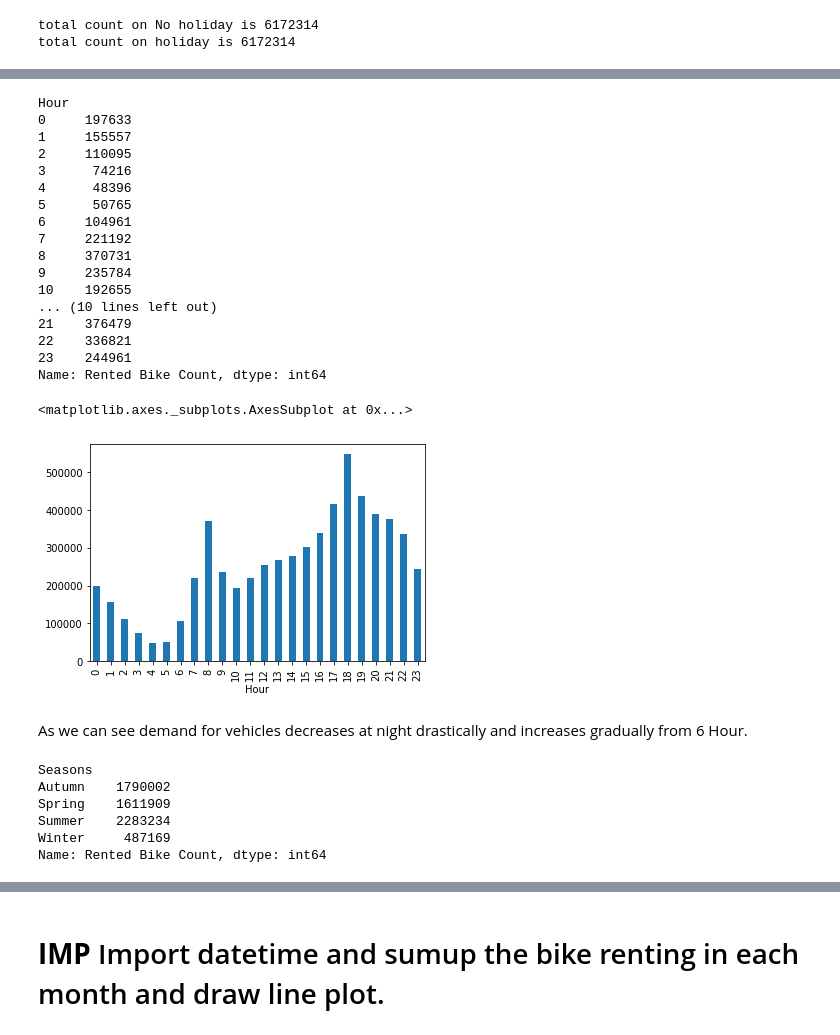
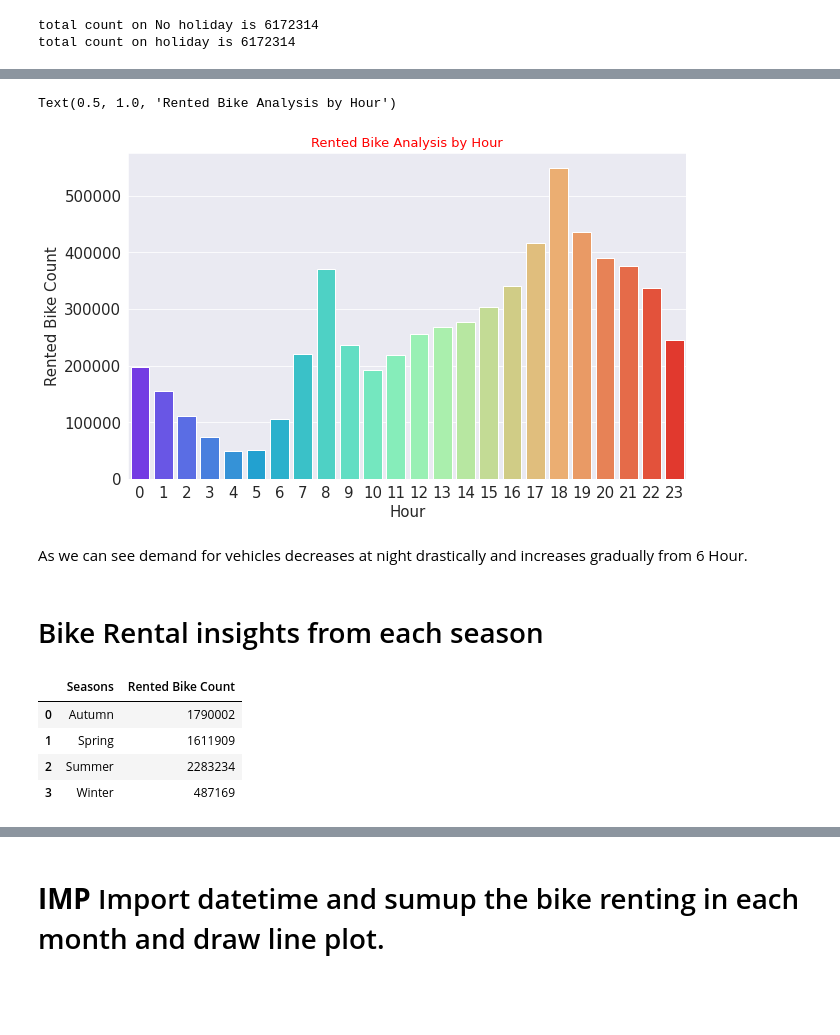
Before and after one commit to GoPlusUltra/Bike-Sharing-Prediction-Model, a Jupyter notebook: Copy_of_Bike_Sharing_Demand_Prediction_Capstone_Project.ipynb, the cells around one changed output, grey strips where cells are left out. Drawn from its saved outputs; the diff is of its cells as text; code cells hidden in the pictures; blank space fills up the shorter version.

```diff
--- a/Copy_of_Bike_Sharing_Demand_Prediction_Capstone_Project.ipynb
+++ b/Copy_of_Bike_Sharing_Demand_Prediction_Capstone_Project.ipynb
@@ -186,38 +213,20 @@ Name: Functioning Day, dtype: int64
-# %%
-hourly_analysis = df.groupby(['Hour'])['Rented Bike Count'].sum()
-hourly_analysis
-# %% [output]
-Hour
-0     197633
-1     155557
-2     110095
-3      74216
-4      48396
-5      50765
-6     104961
-7     221192
-8     370731
-9     235784
-10    192655
-... (10 lines left out)
-21    376479
-22    336821
-23    244961
-Name: Rented Bike Count, dtype: int64
-# %%
-hourly_analysis.plot.bar()
-# %% [output]
-<matplotlib.axes._subplots.AxesSubplot at 0x...>
-[figure, removed]
+# %%
+plt.figure(figsize=(10,6))
+sns.barplot(x='Hour',y='Rented Bike Count',data=hourly_analysis,palette='rainbow')
+plt.title('Rented Bike Analysis by Hour',color='r', fontsize=13)
+# %% [output]
+Text(0.5, 1.0, 'Rented Bike Analysis by Hour')
+[figure, added]
 # %% [markdown]
 As we can see demand for vehicles decreases at night drastically and increases gradually from 6 Hour.
+# %% [markdown]
+# Bike Rental insights from each season
 # %%
-season_wise_analysis=df.groupby(['Seasons'])['Rented Bike Count'].sum()
+season_wise_analysis=df.groupby(['Seasons'])['Rented Bike Count'].sum().reset_index()
 season_wise_analysis
 # %% [output]
-Seasons
-Autumn    1790002
-Spring    1611909
-Summer    2283234
-Winter     487169
-Name: Rented Bike Count, dtype: int64
+|  | Seasons | Rented Bike Count |
+| 0 | Autumn | 1790002 |
+| 1 | Spring | 1611909 |
+| 2 | Summer | 2283234 |
+| 3 | Winter | 487169 |
```
Also changed, not shown: parts of 46 cells of this notebook.
